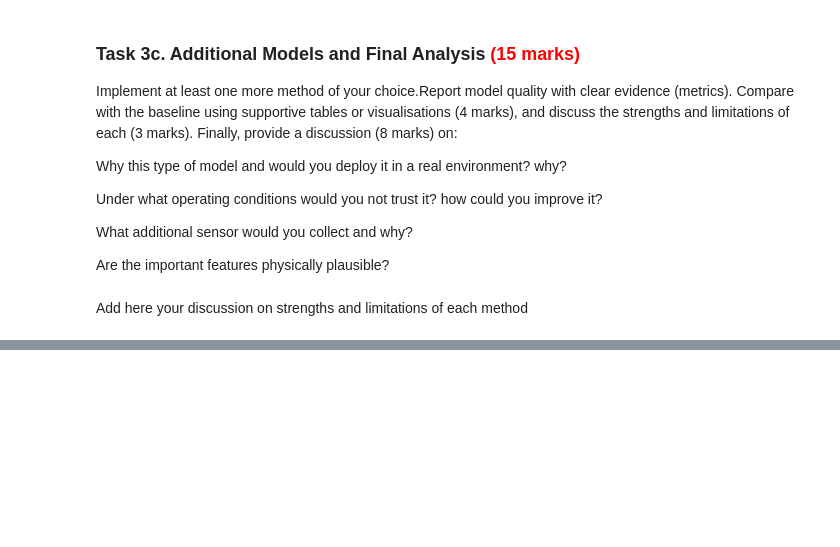
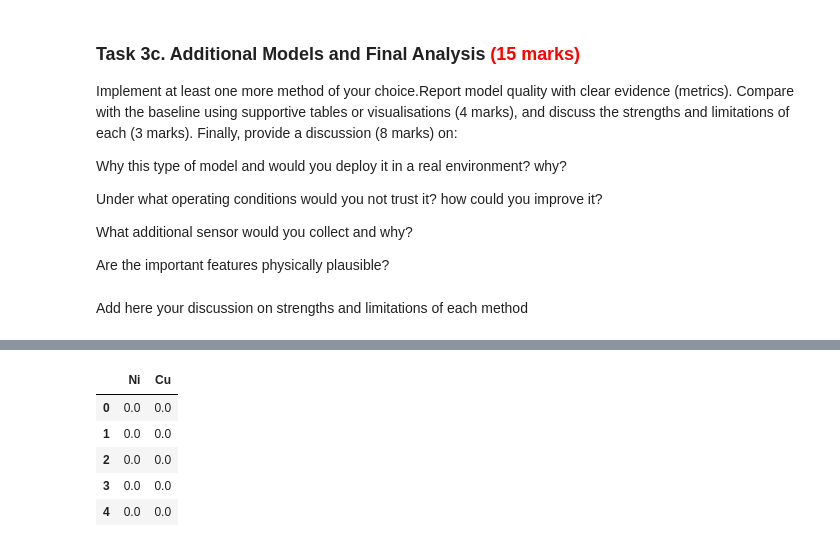
Before and after one commit to efyct6/Machine-Learning, a Jupyter notebook: mmme4125-coursework_2026.ipynb, the cells around one changed output, grey strips where cells are left out. Cells and saved outputs as stored; diff of their text form; code cells hidden in the pictures; blank space fills up the shorter version.

```diff
--- a/mmme4125-coursework_2026.ipynb
+++ b/mmme4125-coursework_2026.ipynb
@@ -164,0 +224,22 @@ Add here your discussion on strengths and limitations of each method
+# %%
+ds.iloc[:5, 6:8]   # no 2 - panda guide // display up to 5 rows of data , display column titles x:y range (y is excluded & not shown) - 6:7 -> only column 6 is shown
+
+#Trial & error for x:y
+#0:2 -> alloy id, alloy type
+#2:27 -> 25 element types
+#28:37 -> numerical properties
+#38-43 -> Processing parameters
+# 44-50 -> Structure description & reference
+
+
+### ISSUE!!!
+#  51-52 column Unknown & Data missing (NaN)
+# Noticed from raw data file why some numbers contain "?" - e.g 600? 900? -> hence displays NaN
+#
+# %% [output]
+|  | Ni | Cu |
+| 0 | 0.0 | 0.0 |
+| 1 | 0.0 | 0.0 |
+| 2 | 0.0 | 0.0 |
+| 3 | 0.0 | 0.0 |
+| 4 | 0.0 | 0.0 |
```
Also changed, not shown: parts of 5 cells of this notebook, 5 other files.
